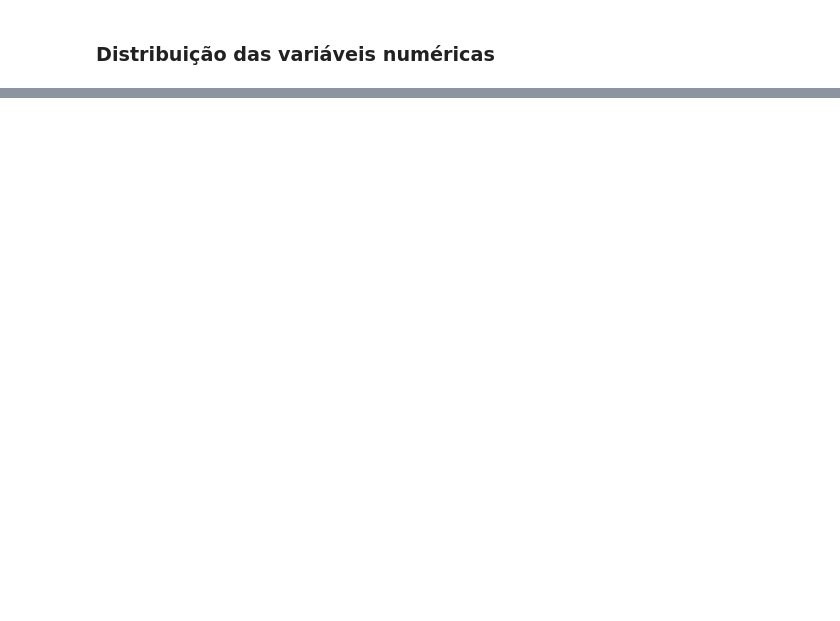
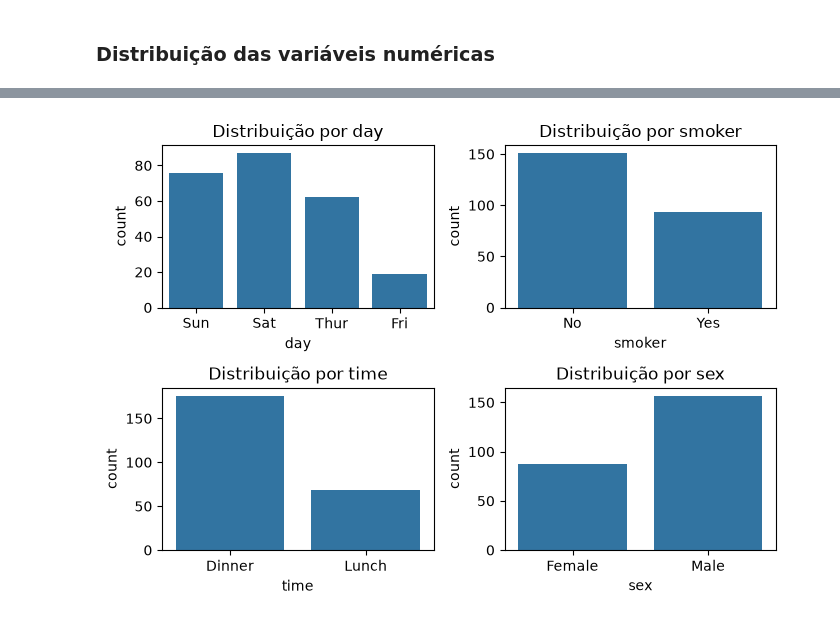
Before and after one commit to EledilsonB/Analises_gorjetas, a Jupyter notebook: notebooks/visualizacao.ipynb, the cells around one changed output, grey strips where cells are left out. Saved outputs shown, nothing was run; the diff lists cells and outputs as text; code cells hidden in the pictures; blank space fills up the shorter version.

```diff
--- a/notebooks/visualizacao.ipynb
+++ b/notebooks/visualizacao.ipynb
@@ -51,0 +105,10 @@ sns.relplot(
+# %%
+# Vizualizando a distribuição acima
+fig, axes = plt.subplots(2, 2, figsize=(7,5))
+
+for ax, col in zip(axes.flatten(), ['day', 'smoker', 'time', 'sex']):
+    sns.countplot(df, x=col, ax=ax)
+    ax.set_title(f'Distribuição por {col}')
+    plt.tight_layout() # Espaçamento do layout!!!
+# %% [output]
+[figure, added]
```
Also changed, not shown: parts of 6 cells of this notebook, 1 other file.
